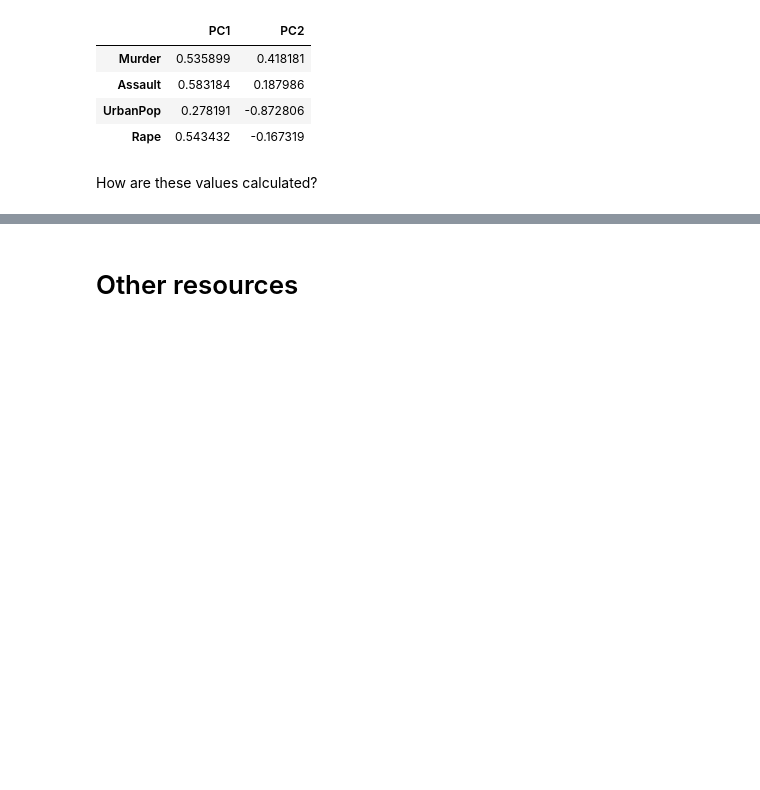
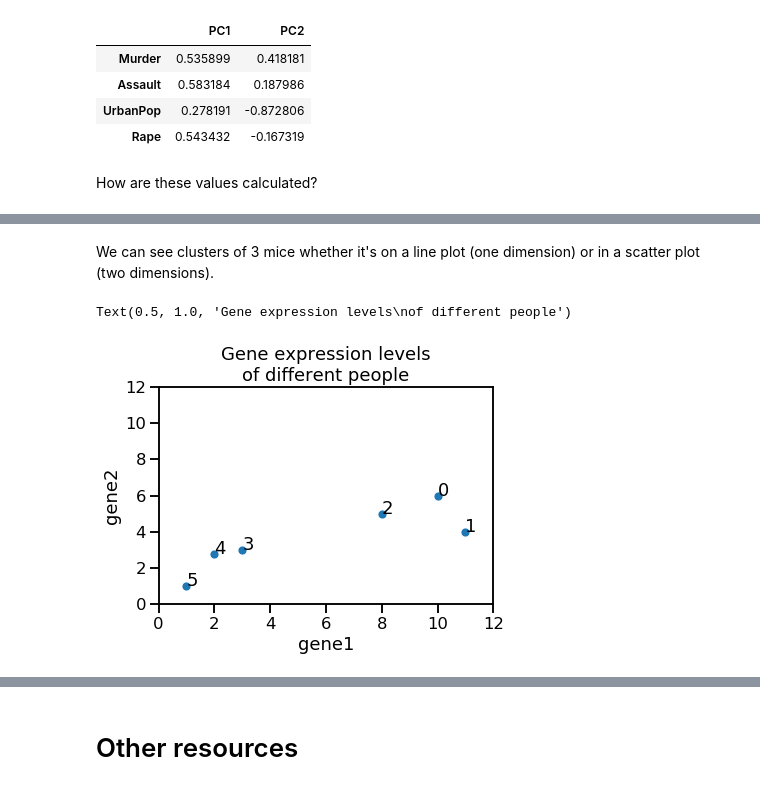
Before and after one commit to benslack19/my_DS_notes, a Jupyter notebook: analysis_and_machine_learning/ML_ISLR_C10_Unsupervised_Learning.ipynb, the cells around one changed output, grey strips where cells are left out. Drawn from its saved outputs; the diff is of its cells as text; code cells hidden in the pictures; blank space fills up the shorter version.

```diff
--- a/analysis_and_machine_learning/ML_ISLR_C10_Unsupervised_Learning.ipynb
+++ b/analysis_and_machine_learning/ML_ISLR_C10_Unsupervised_Learning.ipynb
@@ -122,0 +178,21 @@ How are these values calculated?
+# %% [markdown]
+We can see clusters of 3 mice whether it's on a line plot (one dimension) or in a scatter plot (two dimensions).
+# %%
+# With seaborn
+
+f, ax1 = plt.subplots()
+sns.scatterplot(data=df_genes, x="gene1", y="gene2", ax=ax1)
+
+# annotate
+for i in df_genes.index.tolist():
+    ax1.annotate(
+        str(i), xy=(df_genes["gene1"].tolist()[i], df_genes["gene2"].tolist()[i])
+    )
+
+ax1.set_xlim(0, 12)
+ax1.set_ylim(0, 12)
+ax1.set_title("Gene expression levels\nof different people")
+# ax1.axis("scaled")
+# %% [output]
+Text(0.5, 1.0, 'Gene expression levels\nof different people')
+[figure, added]
```
Also changed, not shown: parts of 46 cells of this notebook.
